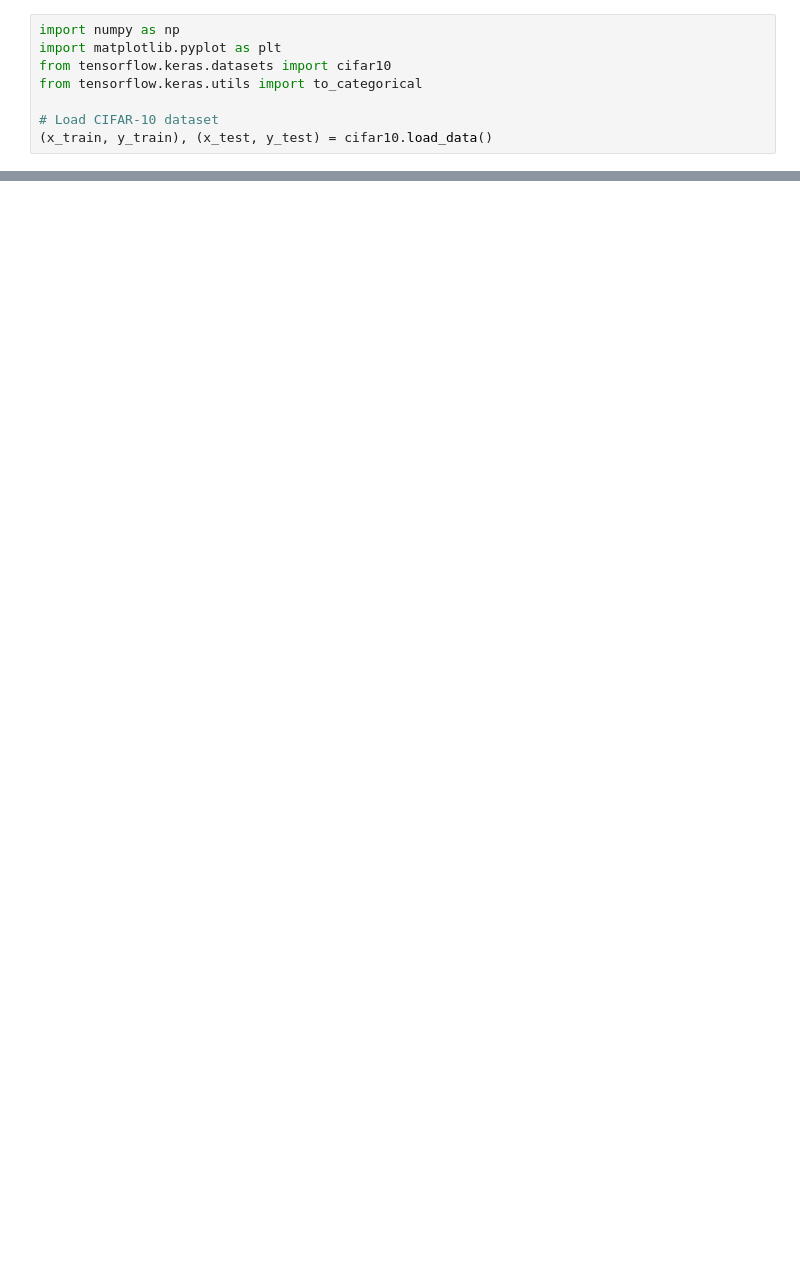
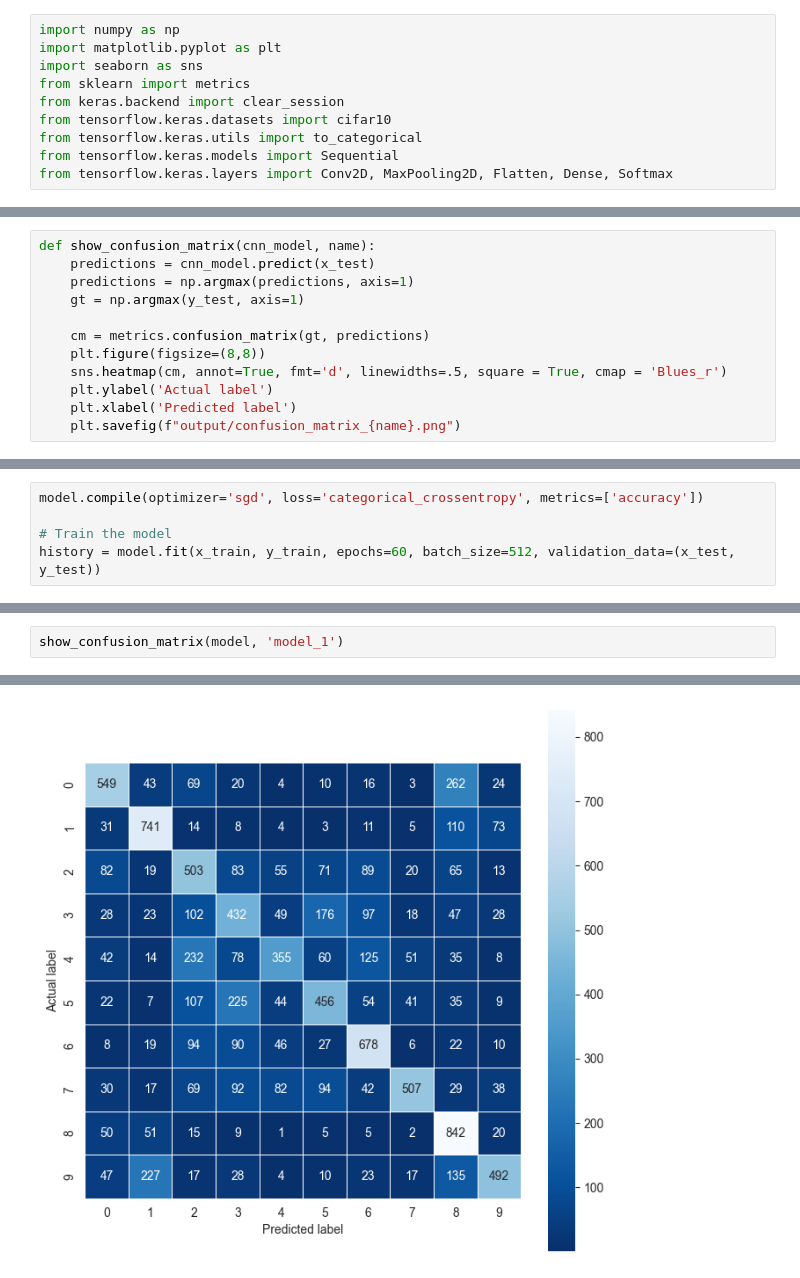
Before and after one commit to babyodacode/image_classification_project, a Jupyter notebook: model.ipynb, the cells around one changed output, grey strips where cells are left out. Cells and saved outputs as stored; diff of their text form; blank space fills up the shorter version.

Commit message:
add confussion matrix and compare_graph

```diff
--- a/model.ipynb
+++ b/model.ipynb
@@ -1,11 +1,13 @@
 # %%
 import numpy as np
 import matplotlib.pyplot as plt
+import seaborn as sns
+from sklearn import metrics
+from keras.backend import clear_session
 from tensorflow.keras.datasets import cifar10
 from tensorflow.keras.utils import to_categorical
-
-# Load CIFAR-10 dataset
-(x_train, y_train), (x_test, y_test) = cifar10.load_data()
+from tensorflow.keras.models import Sequential
+from tensorflow.keras.layers import Conv2D, MaxPooling2D, Flatten, Dense, Softmax
 # %%
 # Load CIFAR-10 dataset
 (x_train, y_train), (x_test, y_test) = cifar10.load_data()
@@ -38,0 +38,12 @@ WARNING:tensorflow:From C:\Users\mktmi\AppData\Local\Packages\PythonSoftwareFoun
+# %%
+def show_confusion_matrix(cnn_model, name):
+    predictions = cnn_model.predict(x_test)
+    predictions = np.argmax(predictions, axis=1)
+    gt = np.argmax(y_test, axis=1)
+
+    cm = metrics.confusion_matrix(gt, predictions)
+    plt.figure(figsize=(8,8))
+    sns.heatmap(cm, annot=True, fmt='d', linewidths=.5, square = True, cmap = 'Blues_r')
+    plt.ylabel('Actual label')
+    plt.xlabel('Predicted label')
+    plt.savefig(f"output/confusion_matrix_{name}.png")
@@ -81,0 +82,5 @@ Model: "sequential"
+# %%
+model.compile(optimizer='sgd', loss='categorical_crossentropy', metrics=['accuracy'])
+
+# Train the model
+history = model.fit(x_train, y_train, epochs=60, batch_size=512, validation_data=(x_test, y_test))
@@ -81,0 +105,3 @@ Model: "sequential"
+# %%
+show_confusion_matrix(model, 'model_1')
+# %% [output]
@@ -81,0 +109 @@ Model: "sequential"
+[figure, added]
```
Also changed, not shown: parts of 11 cells of this notebook, 3 other files.
